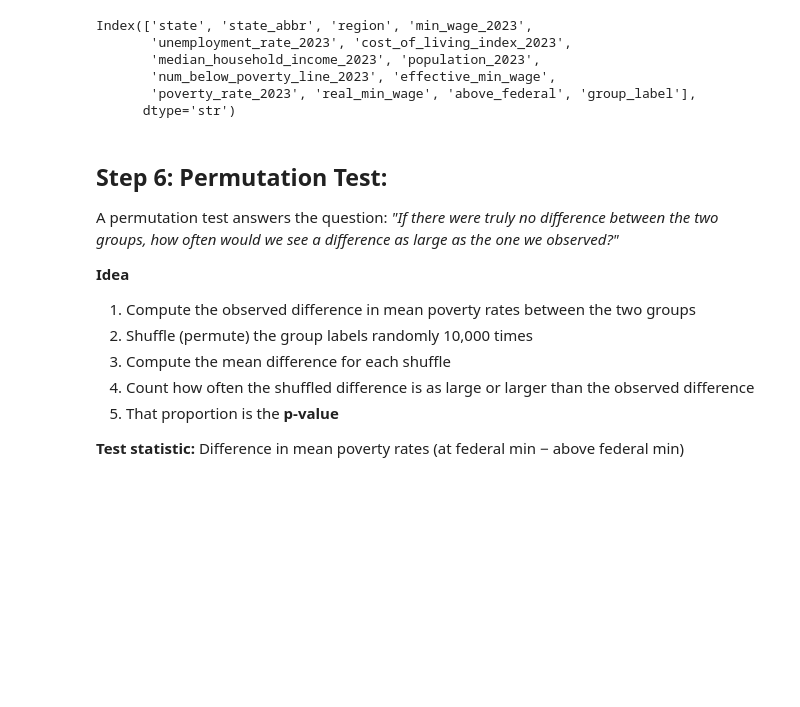
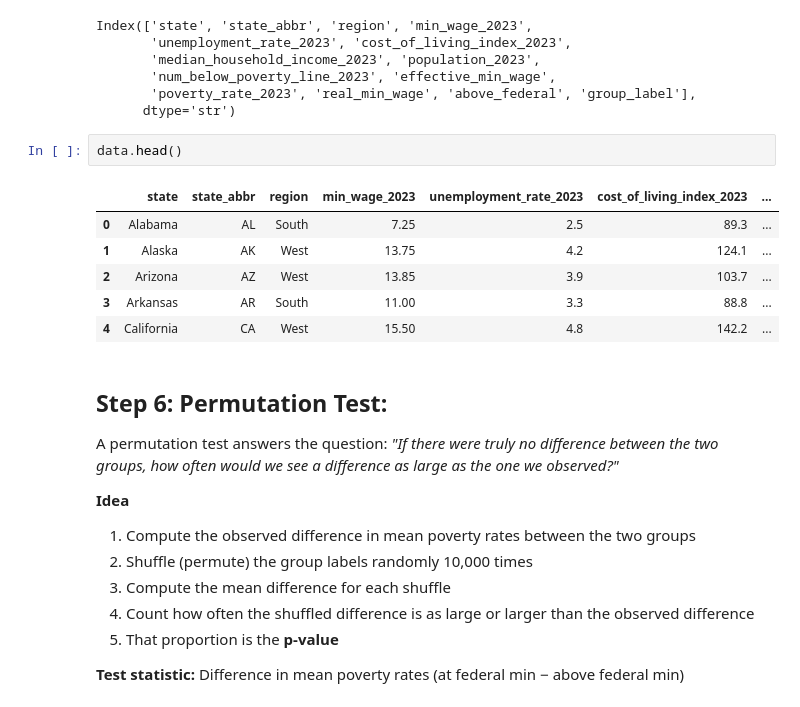
Before and after one commit to Francy202/Minimum-Wage-and-State-Poverty-Rates-2023-, a Jupyter notebook: project.ipynb, the cells around one changed output. Saved outputs shown, nothing was run; the diff lists cells and outputs as text; blank space fills up the shorter version.

```diff
--- a/project.ipynb
+++ b/project.ipynb
@@ -290,6 +305,15 @@ Index(['state', 'state_abbr', 'region', 'min_wage_2023',
        'num_below_poverty_line_2023', 'effective_min_wage',
        'poverty_rate_2023', 'real_min_wage', 'above_federal', 'group_label'],
       dtype='str')
+# %%
+data.head()
+# %% [output]
+|  | state | state_abbr | region | min_wage_2023 | unemployment_rate_2023 | cost_of_living_index_2023 | ... |
+| 0 | Alabama | AL | South | 7.25 | 2.5 | 89.3 | ... |
+| 1 | Alaska | AK | West | 13.75 | 4.2 | 124.1 | ... |
+| 2 | Arizona | AZ | West | 13.85 | 3.9 | 103.7 | ... |
+| 3 | Arkansas | AR | South | 11.00 | 3.3 | 88.8 | ... |
+| 4 | California | CA | West | 15.50 | 4.8 | 142.2 | ... |
 # %% [markdown]
 ## Step 6: Permutation Test:
 
```
Also changed, not shown: parts of 8 cells of this notebook.
